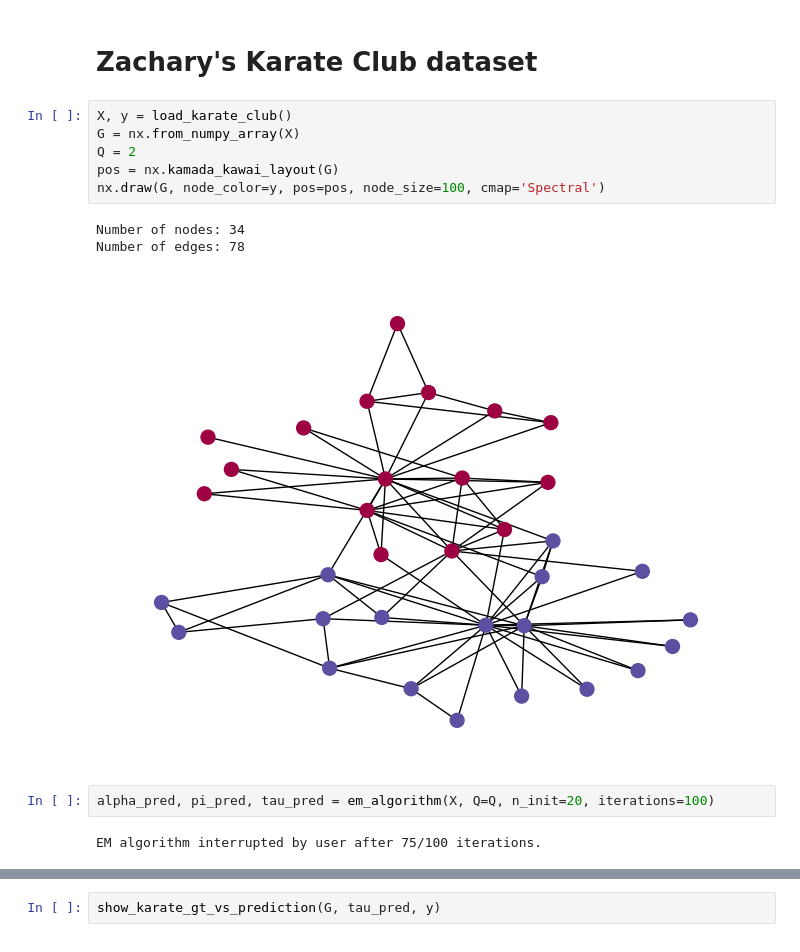
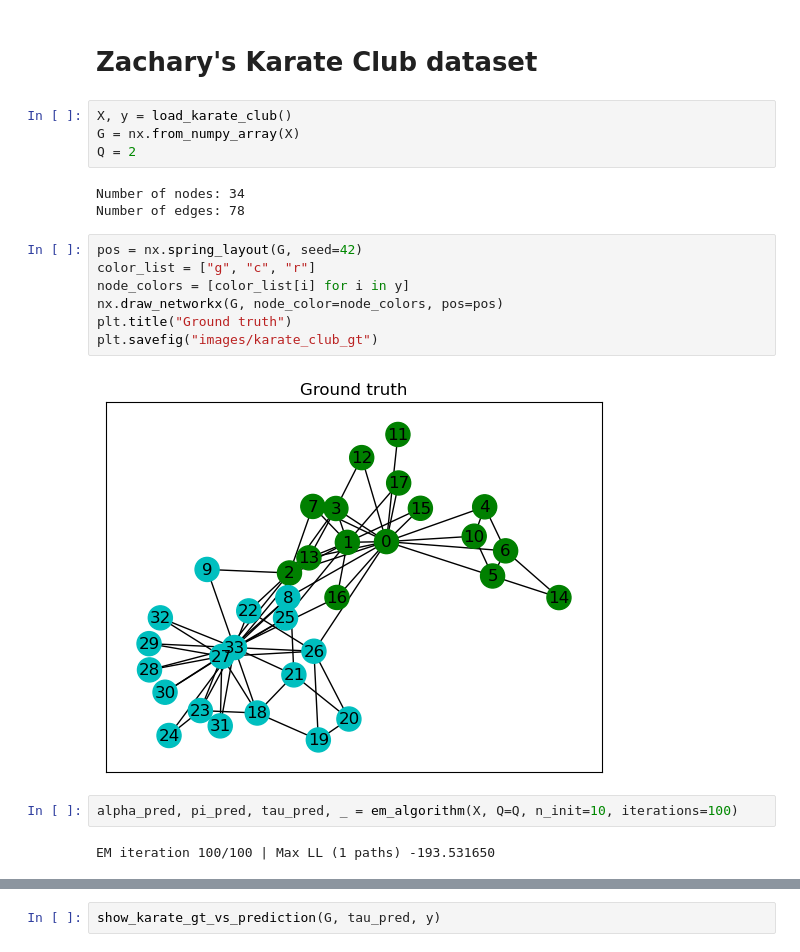
Before and after one commit to bastienlc/SBM-EM, a Jupyter notebook: experiments_real_EM.ipynb, the cells around one changed output, grey strips where cells are left out. Cells and saved outputs as stored; diff of their text form.

```diff
--- a/experiments_real_EM.ipynb
+++ b/experiments_real_EM.ipynb
@@ -16,13 +17,19 @@ import time
 X, y = load_karate_club()
 G = nx.from_numpy_array(X)
 Q = 2
-pos = nx.kamada_kawai_layout(G)
-nx.draw(G, node_color=y, pos=pos, node_size=100, cmap='Spectral')
 # %% [output]
 Number of nodes: 34
 Number of edges: 78
-[figure, removed]
+# %%
+pos = nx.spring_layout(G, seed=42)
+color_list = ["g", "c", "r"]
+node_colors = [color_list[i] for i in y]
+nx.draw_networkx(G, node_color=node_colors, pos=pos)
+plt.title("Ground truth")
+plt.savefig("images/karate_club_gt")
+# %% [output]
+[figure, added]
 # %%
-alpha_pred, pi_pred, tau_pred = em_algorithm(X, Q=Q, n_init=20, iterations=100)
+alpha_pred, pi_pred, tau_pred, _ = em_algorithm(X, Q=Q, n_init=10, iterations=100)
 # %% [output]
-EM algorithm interrupted by user after 75/100 iterations.
+EM iteration 100/100 | Max LL (1 paths) -193.531650
```
Also changed, not shown: parts of 9 cells of this notebook, 27 other files.
